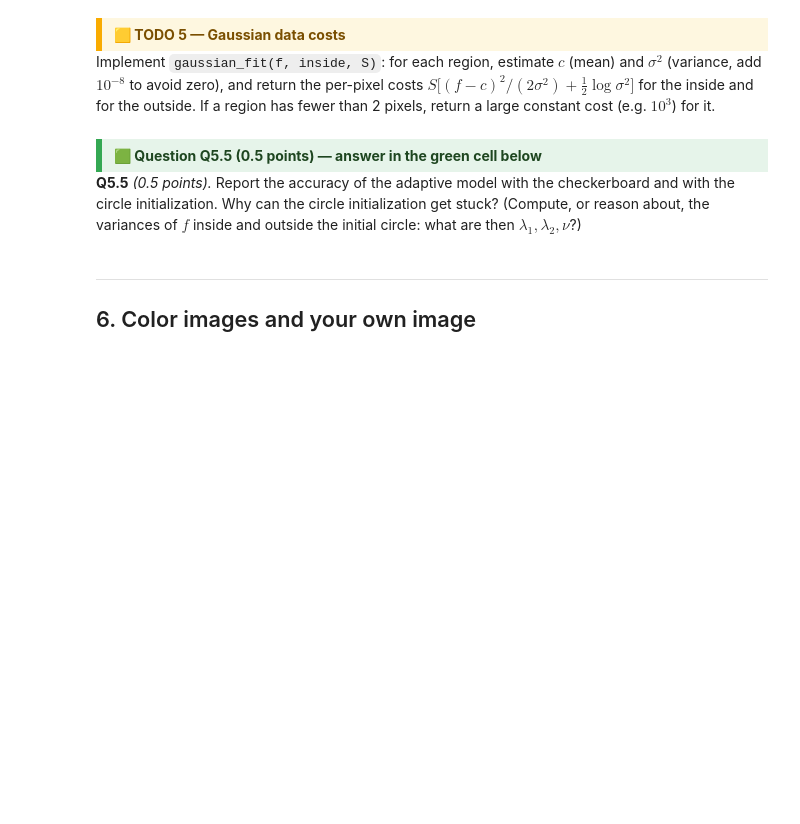
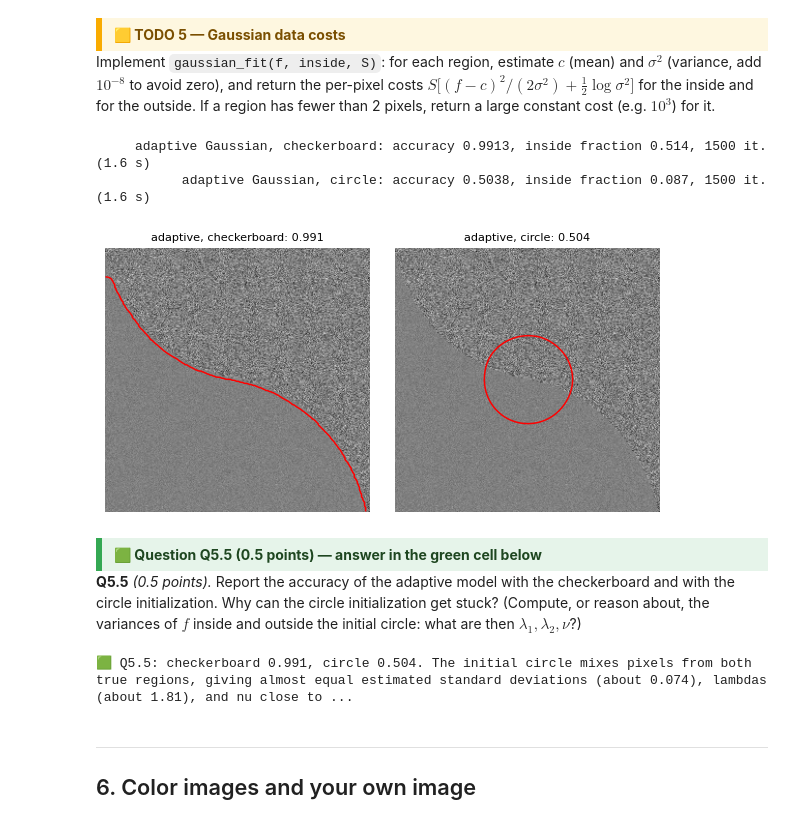
Before and after one commit to Nifel13/C2_optimization, a Jupyter notebook: Week3/Lab3_ChanVese.ipynb, the cells around one changed output. Saved outputs shown, nothing was run; the diff lists cells and outputs as text; code cells hidden in the pictures; blank space fills up the shorter version.

```diff
--- a/Week3/Lab3_ChanVese.ipynb
+++ b/Week3/Lab3_ChanVese.ipynb
@@ -960,23 +979,39 @@ Implement `gaussian_fit(f, inside, S)`: for each region, estimate $c$ (mean) and
 # %%
 def gaussian_fit(f, inside, S=0.02):
     costs = []
     for region in (inside, ~inside):
         # 🟨 YOUR CODE HERE
-        raise NotImplementedError("🟨 Complete this part")
+        values = f[region]
+
+        if values.size < 2:
+            cost = np.full(f.shape, 1e3, dtype=float)
+        else:
+            c = values.mean()
+            sigma2 = values.var() + 1e-8
+            cost = S * ((f - c) ** 2 / (2 * sigma2) + 0.5 * np.log(sigma2))
+
+        costs.append(cost)
+
     return costs[0], costs[1]
 
 run_var("adaptive Gaussian, checkerboard", fit=gaussian_fit)
 run_var("adaptive Gaussian, circle", fit=gaussian_fit, phi0=phi_circle)
 show([phantom3, phantom3], [f"adaptive, checkerboard: {var_runs['adaptive Gaussian, checkerboard'][0]:.3f}",
                             f"adaptive, circle: {var_runs['adaptive Gaussian, circle'][0]:.3f}"],
      contours=[var_runs["adaptive Gaussian, checkerboard"][3], var_runs["adaptive Gaussian, circle"][3]])
+# %% [output]
+     adaptive Gaussian, checkerboard: accuracy 0.9913, inside fraction 0.514, 1500 it. (1.6 s)
+           adaptive Gaussian, circle: accuracy 0.5038, inside fraction 0.087, 1500 it. (1.6 s)
+[figure, added]
 # %% [markdown]
 <div style="background-color:#e6f4ea; border-left:6px solid #34a853; padding:6px 12px; font-weight:bold; color:#1e4620;">🟩 Question Q5.5 (0.5 points) — answer in the green cell below</div>
 
 **Q5.5** *(0.5 points).* Report the accuracy of the adaptive model with the checkerboard and with the circle initialization. Why can the circle initialization get stuck? (Compute, or reason about, the variances of $f$ inside and outside the initial circle: what are then $\lambda_1,\lambda_2,\nu$?)
 # %%
 # 🟩🟩🟩 ANSWER CELL — Q5.5 🟩🟩🟩
-answer("Q5.5", f"checkerboard {var_runs['adaptive Gaussian, checkerboard'][0]:.3f}, circle {var_runs['adaptive Gaussian, circle'][0]:.3f}.  ?")
+answer("Q5.5", f"checkerboard {var_runs['adaptive Gaussian, checkerboard'][0]:.3f}, circle {var_runs['adaptive Gaussian, circle'][0]:.3f}. The initial circle mixes pixels from both true regions, giving almost equal estimated standard deviations (about 0.074), lambdas (about 1.81), and nu close to zero. The two Gaussian costs are therefore nearly identical, producing too little data force to move the circle out of this local minimum.")
+# %% [output]
+🟩 Q5.5: checkerboard 0.991, circle 0.504. The initial circle mixes pixels from both true regions, giving almost equal estimated standard deviations (about 0.074), lambdas (about 1.81), and nu close to ...
 # %% [markdown]
 ---
 ## 6. Color images and your own image
```
Also changed, not shown: parts of 19 cells of this notebook.
